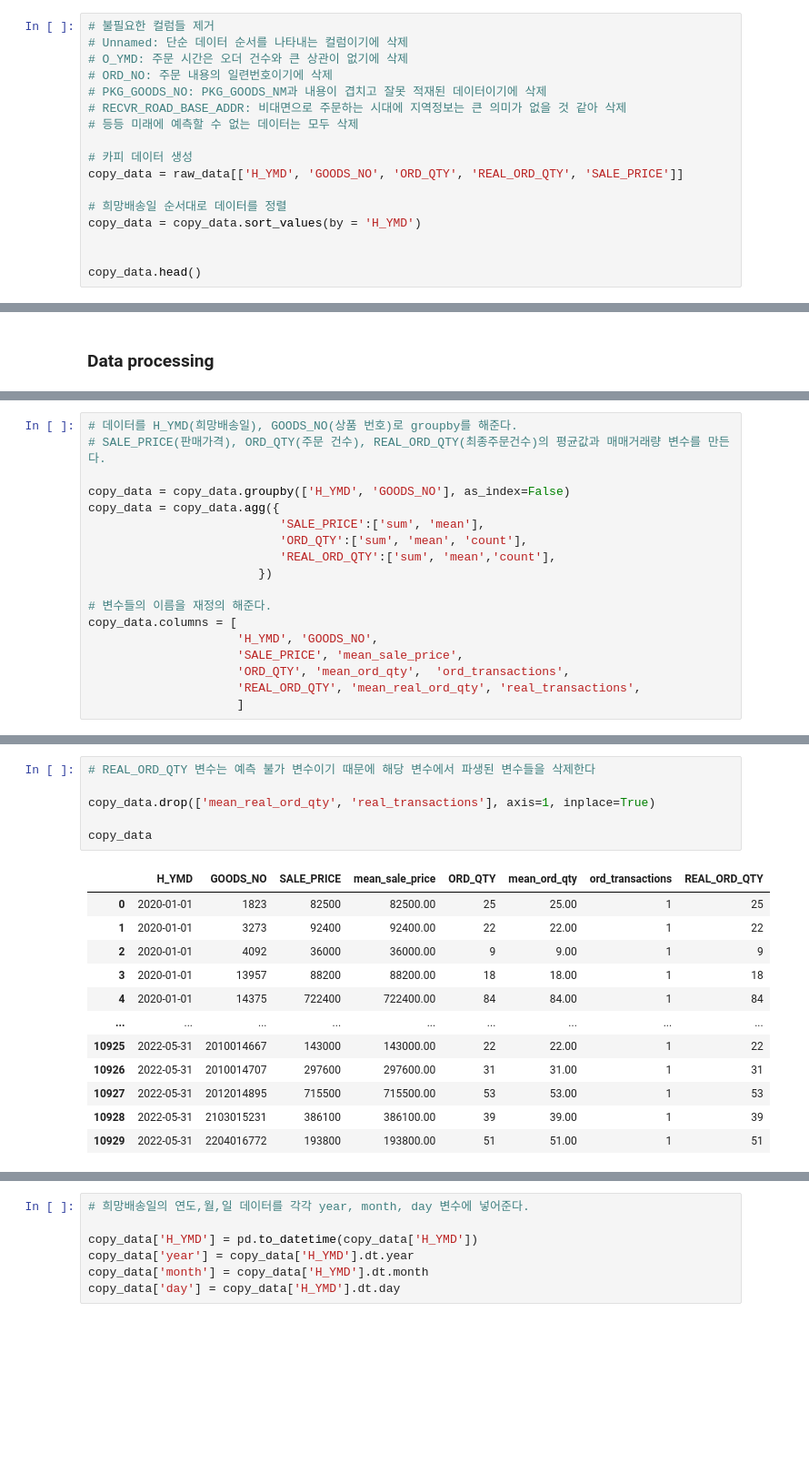
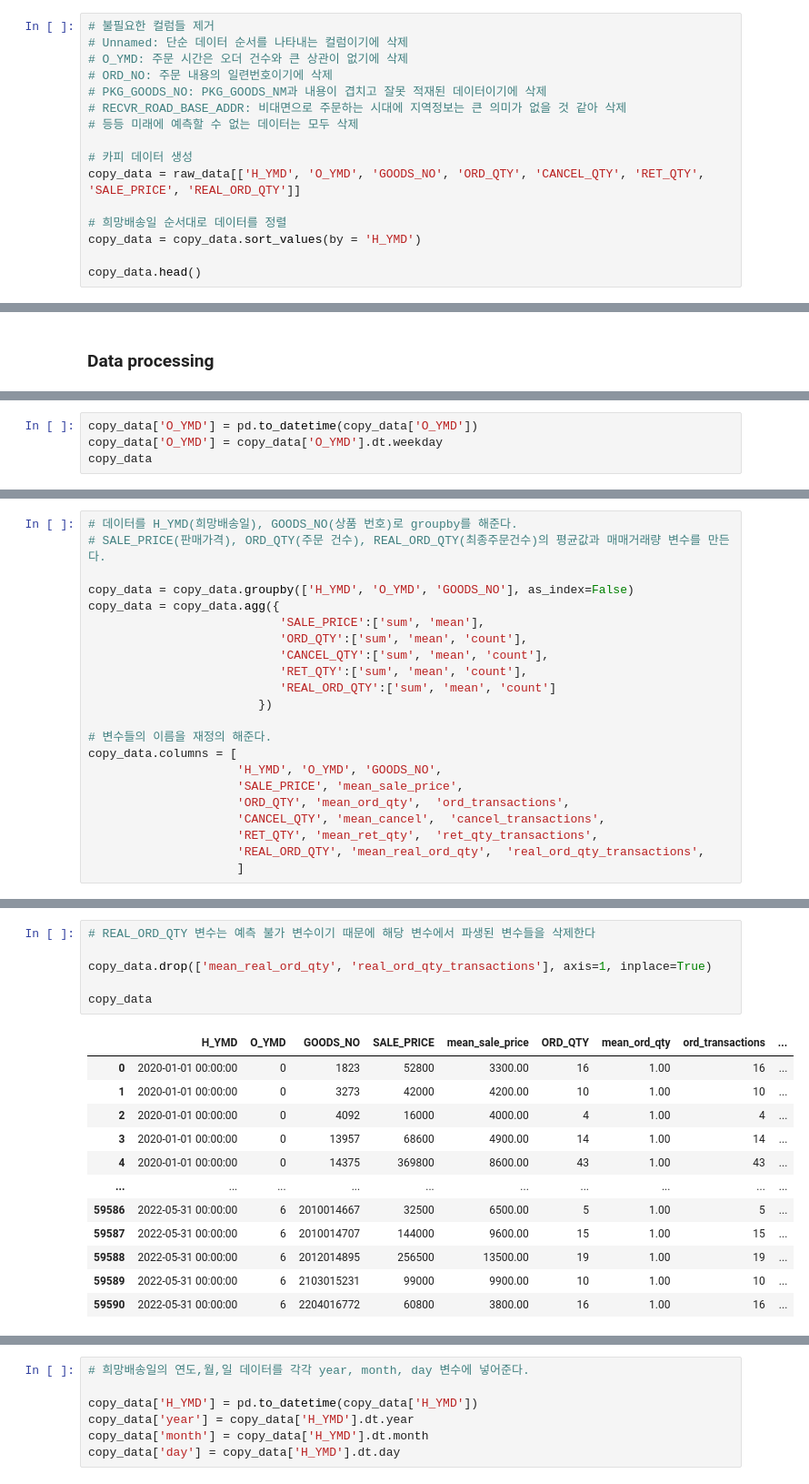
Before and after one commit to olsunghyun0416/Dongwon_Project, a Jupyter notebook: 더반찬_캐글.ipynb, the cells around one changed output, grey strips where cells are left out. Shown at 91% size. Drawn from its saved outputs; the diff is of its cells as text; blank space fills up the shorter version.

```diff
--- a/더반찬_캐글.ipynb
+++ b/더반찬_캐글.ipynb
@@ -56,11 +105,10 @@ FileNotFoundError: [Errno 2] No such file or directory: 'C:\\Users\\user\\Deskto
 # 등등 미래에 예측할 수 없는 데이터는 모두 삭제
 
 # 카피 데이터 생성
-copy_data = raw_data[['H_YMD', 'GOODS_NO', 'ORD_QTY', 'REAL_ORD_QTY', 'SALE_PRICE']]
+copy_data = raw_data[['H_YMD', 'O_YMD', 'GOODS_NO', 'ORD_QTY', 'CANCEL_QTY', 'RET_QTY', 'SALE_PRICE', 'REAL_ORD_QTY']]
 
 # 희망배송일 순서대로 데이터를 정렬
 copy_data = copy_data.sort_values(by = 'H_YMD')
 
-
 copy_data.head()
 # %% [output]
@@ -144,0 +195,4 @@ copy_data
+# %%
+copy_data['O_YMD'] = pd.to_datetime(copy_data['O_YMD'])
+copy_data['O_YMD'] = copy_data['O_YMD'].dt.weekday
+copy_data
@@ -146,17 +214,21 @@ copy_data
 # 데이터를 H_YMD(희망배송일), GOODS_NO(상품 번호)로 groupby를 해준다.
 # SALE_PRICE(판매가격), ORD_QTY(주문 건수), REAL_ORD_QTY(최종주문건수)의 평균값과 매매거래량 변수를 만든다.
 
-copy_data = copy_data.groupby(['H_YMD', 'GOODS_NO'], as_index=False)
+copy_data = copy_data.groupby(['H_YMD', 'O_YMD', 'GOODS_NO'], as_index=False)
 copy_data = copy_data.agg({
                            'SALE_PRICE':['sum', 'mean'],
                            'ORD_QTY':['sum', 'mean', 'count'],
-                           'REAL_ORD_QTY':['sum', 'mean','count'],
+                           'CANCEL_QTY':['sum', 'mean', 'count'],
+                           'RET_QTY':['sum', 'mean', 'count'],
+                           'REAL_ORD_QTY':['sum', 'mean', 'count']
                         })
 
 # 변수들의 이름을 재정의 해준다.
 copy_data.columns = [
-                     'H_YMD', 'GOODS_NO',
+                     'H_YMD', 'O_YMD', 'GOODS_NO',
                      'SALE_PRICE', 'mean_sale_price',
                      'ORD_QTY', 'mean_ord_qty',  'ord_transactions',
-                     'REAL_ORD_QTY', 'mean_real_ord_qty', 'real_transactions',
+                     'CANCEL_QTY', 'mean_cancel',  'cancel_transactions',
+                     'RET_QTY', 'mean_ret_qty',  'ret_qty_transactions',
+                     'REAL_ORD_QTY', 'mean_real_ord_qty',  'real_ord_qty_transactions',
                      ]
@@ -163,19 +251,19 @@ copy_data.columns = [
 # %%
 # REAL_ORD_QTY 변수는 예측 불가 변수이기 때문에 해당 변수에서 파생된 변수들을 삭제한다
 
-copy_data.drop(['mean_real_ord_qty', 'real_transactions'], axis=1, inplace=True)
+copy_data.drop(['mean_real_ord_qty', 'real_ord_qty_transactions'], axis=1, inplace=True)
 
 copy_data
 # %% [output]
-|  | H_YMD | GOODS_NO | SALE_PRICE | mean_sale_price | ORD_QTY | mean_ord_qty | ord_transactions | REAL_ORD_QTY |
-| 0 | 2020-01-01 | 1823 | 82500 | 82500.00 | 25 | 25.00 | 1 | 25 |
-| 1 | 2020-01-01 | 3273 | 92400 | 92400.00 | 22 | 22.00 | 1 | 22 |
-| 2 | 2020-01-01 | 4092 | 36000 | 36000.00 | 9 | 9.00 | 1 | 9 |
-| 3 | 2020-01-01 | 13957 | 88200 | 88200.00 | 18 | 18.00 | 1 | 18 |
-| 4 | 2020-01-01 | 14375 | 722400 | 722400.00 | 84 | 84.00 | 1 | 84 |
-| ... | ... | ... | ... | ... | ... | ... | ... | ... |
-| 10925 | 2022-05-31 | 2010014667 | 143000 | 143000.00 | 22 | 22.00 | 1 | 22 |
-| 10926 | 2022-05-31 | 2010014707 | 297600 | 297600.00 | 31 | 31.00 | 1 | 31 |
-| 10927 | 2022-05-31 | 2012014895 | 715500 | 715500.00 | 53 | 53.00 | 1 | 53 |
-| 10928 | 2022-05-31 | 2103015231 | 386100 | 386100.00 | 39 | 39.00 | 1 | 39 |
-| 10929 | 2022-05-31 | 2204016772 | 193800 | 193800.00 | 51 | 51.00 | 1 | 51 |
+|  | H_YMD | O_YMD | GOODS_NO | SALE_PRICE | mean_sale_price | ORD_QTY | mean_ord_qty | ord_transactions | ... |
+| 0 | 2020-01-01 00:00:00 | 0 | 1823 | 52800 | 3300.00 | 16 | 1.00 | 16 | ... |
+| 1 | 2020-01-01 00:00:00 | 0 | 3273 | 42000 | 4200.00 | 10 | 1.00 | 10 | ... |
+| 2 | 2020-01-01 00:00:00 | 0 | 4092 | 16000 | 4000.00 | 4 | 1.00 | 4 | ... |
+| 3 | 2020-01-01 00:00:00 | 0 | 13957 | 68600 | 4900.00 | 14 | 1.00 | 14 | ... |
+| 4 | 2020-01-01 00:00:00 | 0 | 14375 | 369800 | 8600.00 | 43 | 1.00 | 43 | ... |
+| ... | ... | ... | ... | ... | ... | ... | ... | ... | ... |
+| 59586 | 2022-05-31 00:00:00 | 6 | 2010014667 | 32500 | 6500.00 | 5 | 1.00 | 5 | ... |
+| 59587 | 2022-05-31 00:00:00 | 6 | 2010014707 | 144000 | 9600.00 | 15 | 1.00 | 15 | ... |
+| 59588 | 2022-05-31 00:00:00 | 6 | 2012014895 | 256500 | 13500.00 | 19 | 1.00 | 19 | ... |
+| 59589 | 2022-05-31 00:00:00 | 6 | 2103015231 | 99000 | 9900.00 | 10 | 1.00 | 10 | ... |
+| 59590 | 2022-05-31 00:00:00 | 6 | 2204016772 | 60800 | 3800.00 | 16 | 1.00 | 16 | ... |
```
Also changed, not shown: parts of 54 cells of this notebook.
